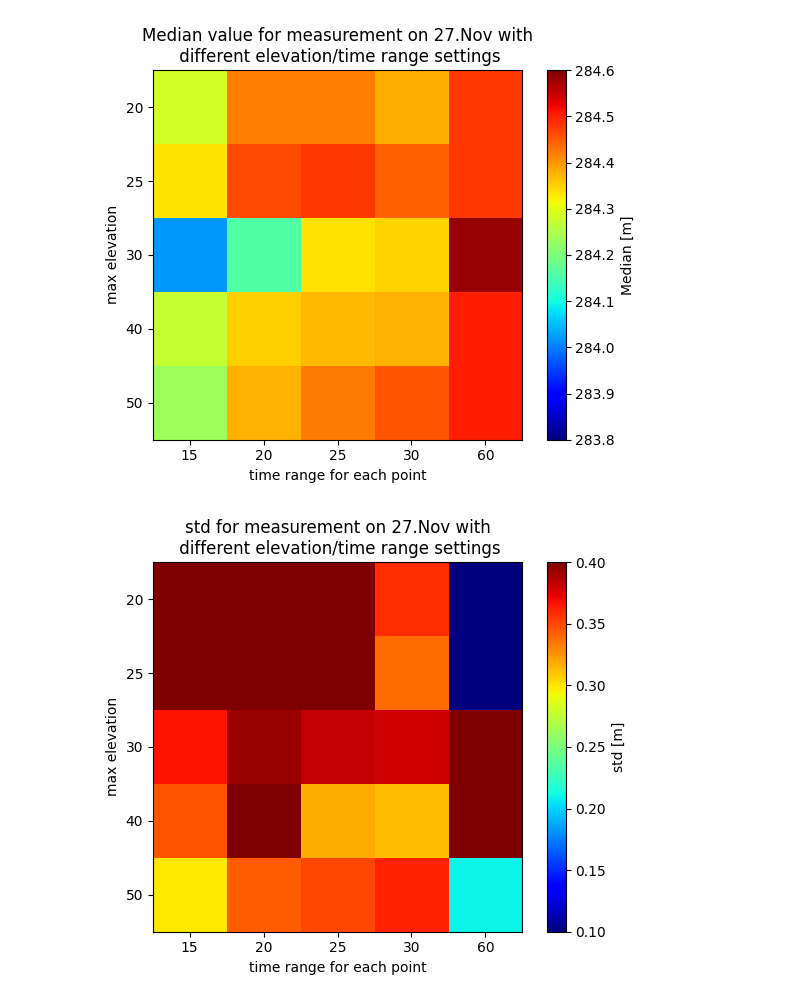
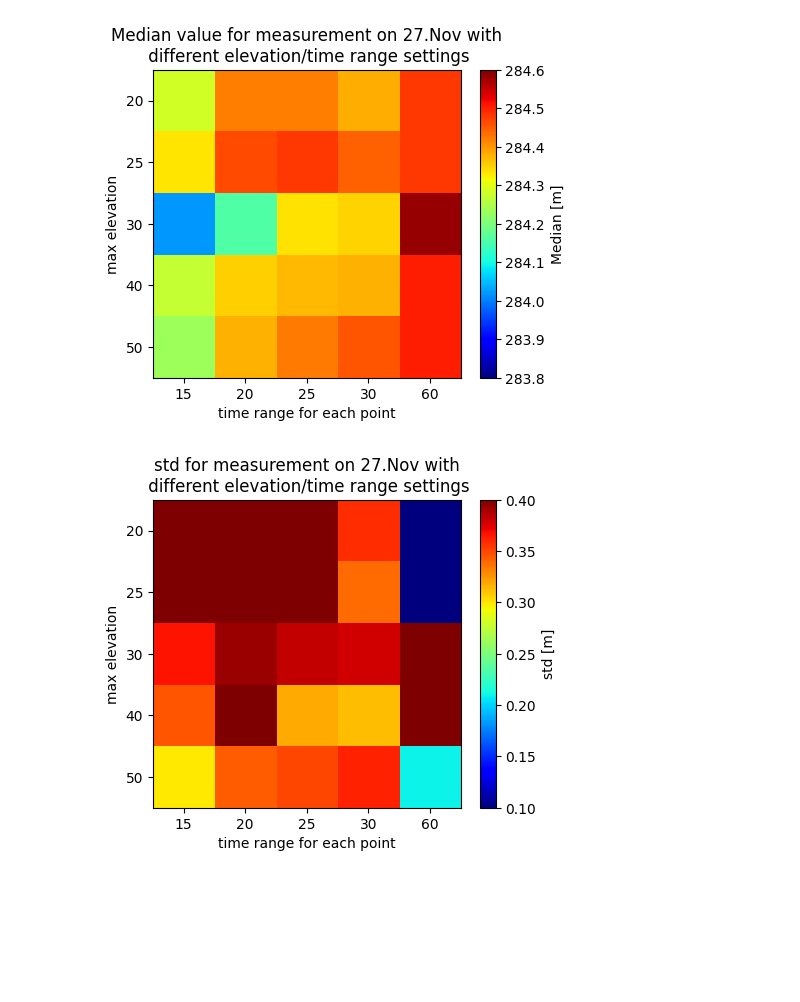
Before and after one commit to ziqing97/gnss_ir_analyze, a Jupyter notebook: src/analyze_accuracy.ipynb, the cells around one changed output. Saved outputs shown, nothing was run; the diff lists cells and outputs as text; code cells hidden in the pictures; blank space fills up the shorter version.

```diff
--- a/src/analyze_accuracy.ipynb
+++ b/src/analyze_accuracy.ipynb
@@ -363,17 +382,18 @@ fig.savefig('picture/median11272.png')
 # %%
 fig,ax = plt.subplots()
 im = ax.imshow(ante_h_1127['3']-median_1127['data'][1],cmap='jet',vmax=284.6,vmin=283.8)
 ax.set_xticklabels(median_1127['x_tick'])
 ax.set_yticklabels(median_1127['y_tick'])
 ax.set_ylabel('max elevation')
 ax.set_xlabel('time range for each point')
 ax.set_title('Median value for measurement on 27.Nov with\n different elevation/time range settings')
 
 cbar =fig.colorbar(im)
 cbar.set_label('Median [m]')
+fig.set_size_inches(5,4)
 fig.savefig('picture/median11273.png')
 # %% [output]
-[figure, old version]
+[figure, new version]
 # %%
 fig,ax = plt.subplots()
 im = ax.imshow(std_1127['data'][0],cmap='jet',vmax=0.4,vmin=0.1)
@@ -385,9 +405,10 @@ ax.set_title('std for measurement on 27.Nov with\n different elevation/time rang
 
 cbar =fig.colorbar(im)
 cbar.set_label('std [m]')
+fig.set_size_inches(5,4)
 fig.savefig('picture/std11272.png')
 # %% [output]
-[figure, old version]
+[figure, new version]
 # %%
 fig,ax = plt.subplots()
 im = ax.imshow(std_1127['data'][1],cmap='jet',vmax=0.4,vmin=0.1)
```
Also changed, not shown: parts of 22 cells of this notebook, 1 other file.
